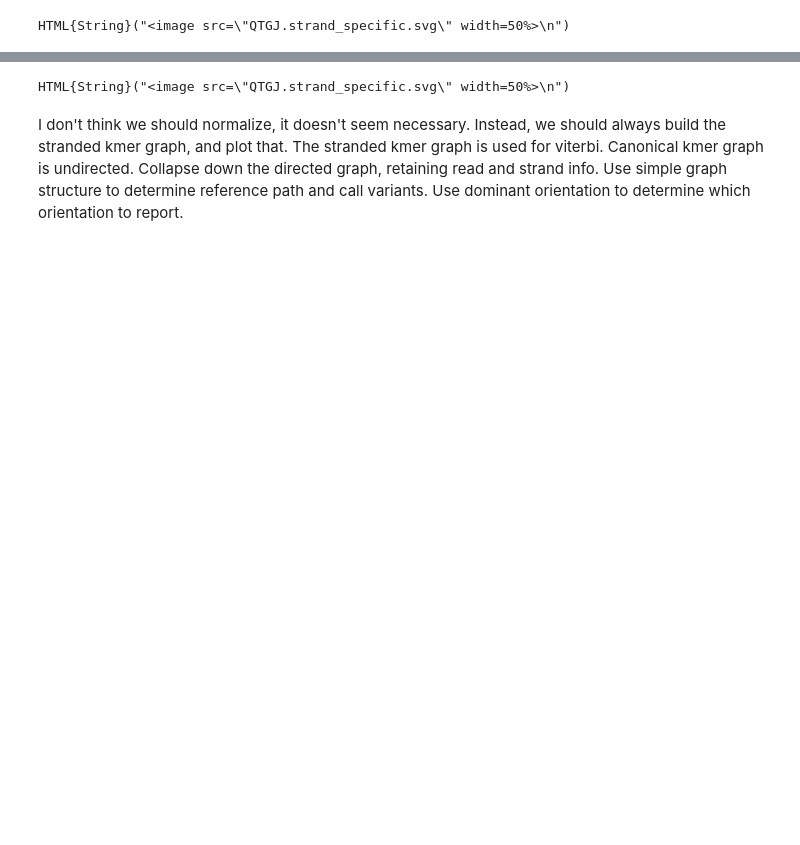
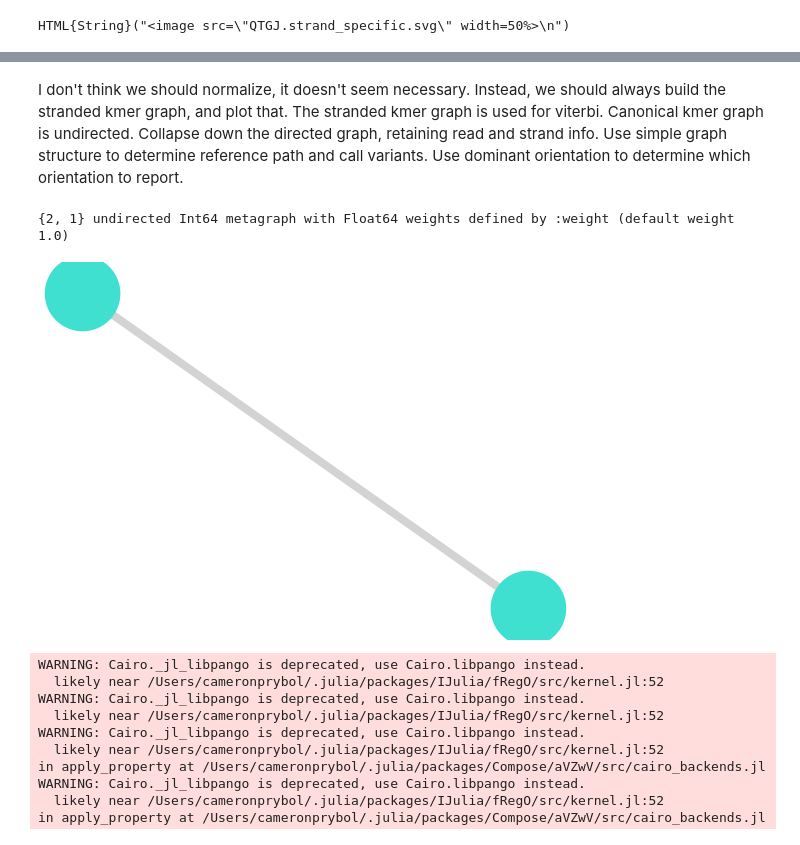
Before and after one commit to cjprybol/Eisenia, a Jupyter notebook: notebooks/2019-10-15-L4-K3.ipynb, the cells around one changed output, grey strips where cells are left out. Cells and saved outputs as stored; diff of their text form; code cells hidden in the pictures; blank space fills up the shorter version.

Commit message:
Add code for making canonical graphs, remove and comment things of questionable value

```diff
--- a/notebooks/2019-10-15-L4-K3.ipynb
+++ b/notebooks/2019-10-15-L4-K3.ipynb
@@ -35,7 +35,9 @@ BioSequences.FASTA.Record:
      sequence: GTTT
 # %%
 canonical_kmers =
+    sort(
     unique([BioSequences.canonical(kmer) for (index, kmer) in
             BioSequences.each(BioSequences.DNAKmer{3}, BioSequences.FASTA.sequence(record))])
+    )
 # %% [output]
 2-element Array{BioSequences.Kmer{BioSymbols.DNA,3},1}:
@@ -176,9 +73,0 @@ Dict{Symbol,Any} with 7 entries:
-# %%
-# replot with normalized
-filename = "$(BioSequences.FASTA.identifier(record)).strand_specific.svg"
-Eisenia.plot_stranded_kmer_graph(stranded_kmer_graph, filename=filename)
-HTML("""
-<image src="$filename" width=50%>
-""")
-# %% [output]
-HTML{String}("<image src=\"QTGJ.strand_specific.svg\" width=50%>\n")
@@ -187,2 +74,6 @@ HTML{String}("<image src=\"QTGJ.strand_specific.svg\" width=50%>\n")
 # %% [markdown]
 I don't think we should normalize, it doesn't seem necessary. Instead, we should always build the stranded kmer graph, and plot that. The stranded kmer graph is used for viterbi. Canonical kmer graph is undirected. Collapse down the directed graph, retaining read and strand info. Use simple graph structure to determine reference path and call variants. Use dominant orientation to determine which orientation to report.
+# %%
+canonical_kmer_graph = Eisenia.build_canonical_kmer_graph(canonical_kmers, observations)
+# %% [output]
+{2, 1} undirected Int64 metagraph with Float64 weights defined by :weight (default weight 1.0)
@@ -188,0 +82,14 @@ I don't think we should normalize, it doesn't seem necessary. Instead, we should
+# %%
+gplot(canonical_kmer_graph)
+# %% [output]
+[figure, added]
+WARNING: Cairo._jl_libpango is deprecated, use Cairo.libpango instead.
+  likely near /Users/cameronprybol/.julia/packages/IJulia/fRegO/src/kernel.jl:52
+WARNING: Cairo._jl_libpango is deprecated, use Cairo.libpango instead.
+  likely near /Users/cameronprybol/.julia/packages/IJulia/fRegO/src/kernel.jl:52
+WARNING: Cairo._jl_libpango is deprecated, use Cairo.libpango instead.
+  likely near /Users/cameronprybol/.julia/packages/IJulia/fRegO/src/kernel.jl:52
+in apply_property at /Users/cameronprybol/.julia/packages/Compose/aVZwV/src/cairo_backends.jl
+WARNING: Cairo._jl_libpango is deprecated, use Cairo.libpango instead.
+  likely near /Users/cameronprybol/.julia/packages/IJulia/fRegO/src/kernel.jl:52
+in apply_property at /Users/cameronprybol/.julia/packages/Compose/aVZwV/src/cairo_backends.jl
```
Also changed, not shown: parts of 14 cells of this notebook, 2 other files.
